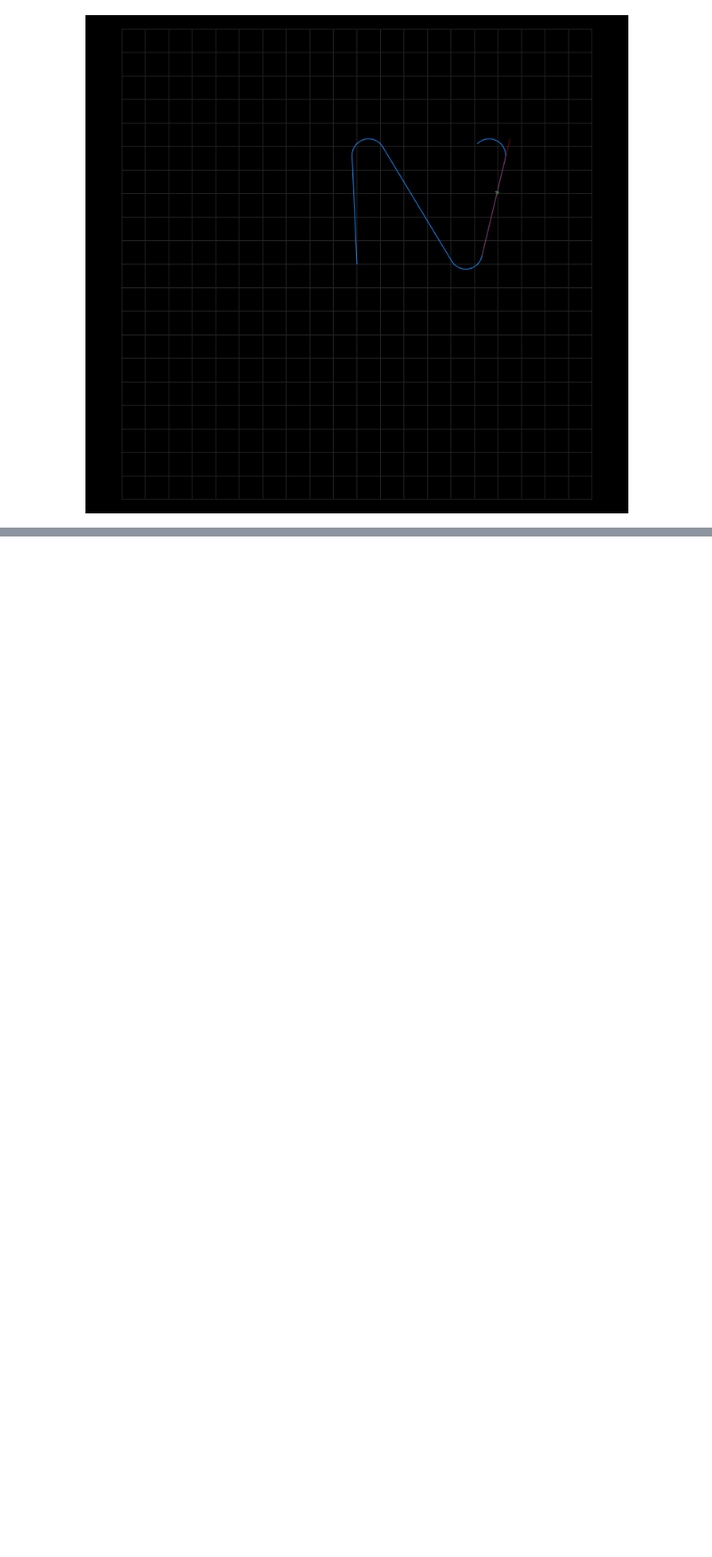
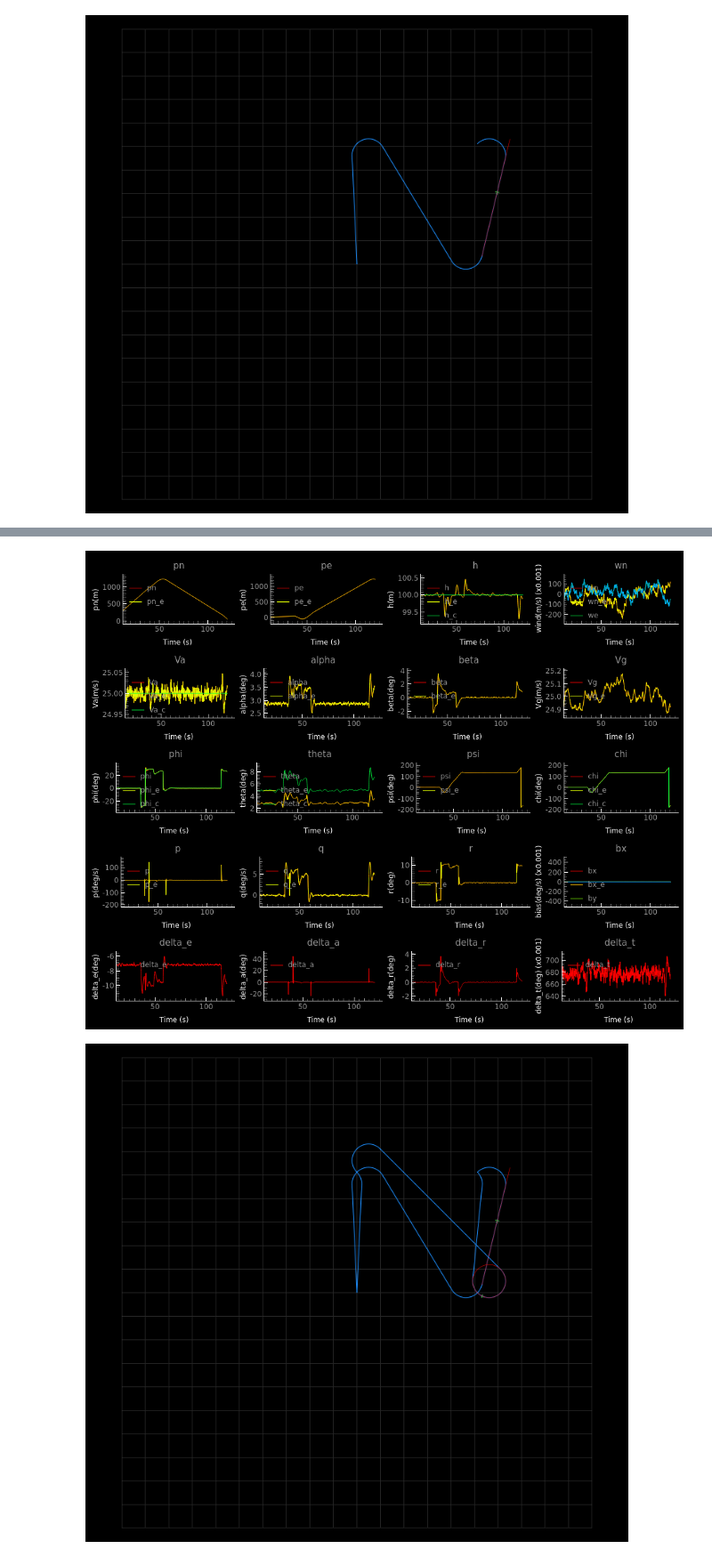
Before and after one commit to Isaacwilliam4/mavsim_python, a Jupyter notebook: usu_assignments/ch11b_dubins_path_manager.ipynb, the cells around one changed output, grey strips where cells are left out. Shown at 89% size. Drawn from its saved outputs; the diff is of its cells as text; code cells hidden in the pictures; blank space fills up the shorter version.

```diff
--- a/usu_assignments/ch11b_dubins_path_manager.ipynb
+++ b/usu_assignments/ch11b_dubins_path_manager.ipynb
@@ -83,17 +83,20 @@ Use the positions of the four waypoints from Problem 0 with orientation of waypo
 # %%
 # Waypoint definition
 waypoints = MsgWaypoints()
 waypoints.type = 'dubins'
 Va = PLAN.Va0
 waypoints.add(np.array([[0, 0, -100]]).T, Va, np.radians(0), np.inf, 0, 0)
-waypoints.add(np.array([[1000, 0, -100]]).T, Va, np.radians(45), np.inf, 0, 0)
-waypoints.add(np.array([[0, 1000, -100]]).T, Va, np.radians(45), np.inf, 0, 0)
-waypoints.add(np.array([[1000, 1000, -100]]).T, Va, np.radians(-135), np.inf, 0, 0)
+waypoints.add(np.array([[1000, 0, -100]]).T, Va, np.radians(-45), np.inf, 0, 0)
+waypoints.add(np.array([[0, 1000, -100]]).T, Va, np.radians(-45), np.inf, 0, 0)
+waypoints.add(np.array([[1000, 1000, -100]]).T, Va, np.radians(-45), np.inf, 0, 0)
 waypoints.flag_waypoints_changed = True
 waypoints.plot_updated = False
 
 # Run the simulation
 run_sim_and_display(waypoints=waypoints)
+# %% [output]
+[figure, added]
+[figure, added]
 # %% [markdown]
 ## Static analysis
 Run the static code analysis (you must have zero static code analysis errors to get credit). You may not modify the static code analysis configuration files.
```
Also changed, not shown: parts of 3 cells of this notebook, 4 other files.
